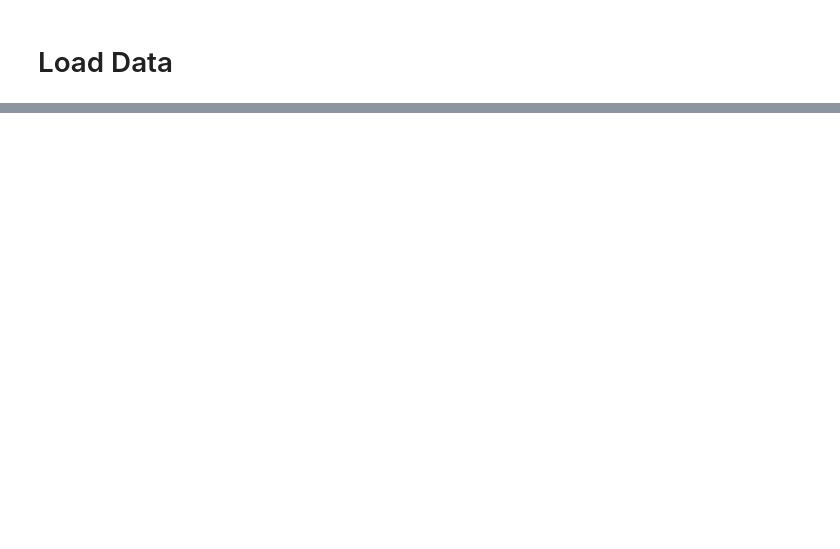
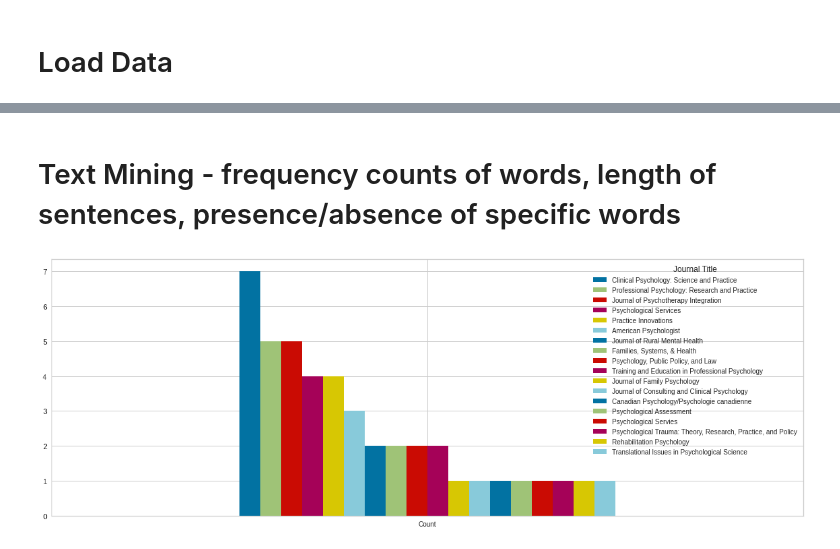
Before and after one commit to VintageGold/Text_Summarization, a Jupyter notebook: Text_Summarization.ipynb, the cells around one changed output, grey strips where cells are left out. Cells and saved outputs as stored; diff of their text form; code cells hidden in the pictures; blank space fills up the shorter version.

```diff
--- a/Text_Summarization.ipynb
+++ b/Text_Summarization.ipynb
@@ -37,0 +68,21 @@ df_metadata.head()
+# %%
+def clean_text(text,lowercase=True):
+
+    corpus =  text
+
+    if lowercase:
+        corpus = text.lower()
+
+    translator = str.maketrans("","",string.punctuation + "\n" + "\tb")
+
+    clean_corpus = corpus.translate(translator)
+
+    remove_extra_whitespaces = [token.strip() for token in clean_corpus.split()]
+
+    return ' '.join(remove_extra_whitespaces)
+# %%
+df_metadata['Content_Clean'] = df_metadata['Content'].apply(lambda text: clean_text(text))
+df_metadata['Content_Length'] = df_metadata['Content_Clean'].apply(lambda text: len(text))
+df_metadata['Abstract_Length'] = df_metadata['Abstract'].apply(lambda text: len(str(text)))
+df_metadata["Parsed_Keywords"] = df_metadata["Keywords"].apply(lambda keywords: str(keywords).replace("\n\n"," ").split(" ")[1:])
+df_metadata['Parsed_Keywords_Length'] = df_metadata['Parsed_Keywords'].apply(lambda text: len(text))
@@ -37,0 +99,17 @@ df_metadata.head()
+# %% [markdown]
+# Text Mining - frequency counts of words, length of sentences, presence/absence of specific words
+# %%
+import matplotlib
+import matplotlib.pyplot as plt
+from yellowbrick.text import FreqDistVisualizer, TSNEVisualizer, DispersionPlot, PosTagVisualizer
+
+from sklearn.feature_extraction.text import TfidfVectorizer, CountVectorizer
+
+
+matplotlib.rcParams['figure.figsize'] = (20, 7)
+# %%
+df_metadata[["Journal Title","Content"]].rename(columns={"Content":"Count"}).groupby("Journal Title").count().sort_values("Count",ascending=False).T.plot(kind="bar")
+
+_ = plt.xticks(rotation=360)
+# %% [output]
+[figure, added]
```
Also changed, not shown: parts of 13 cells of this notebook.
